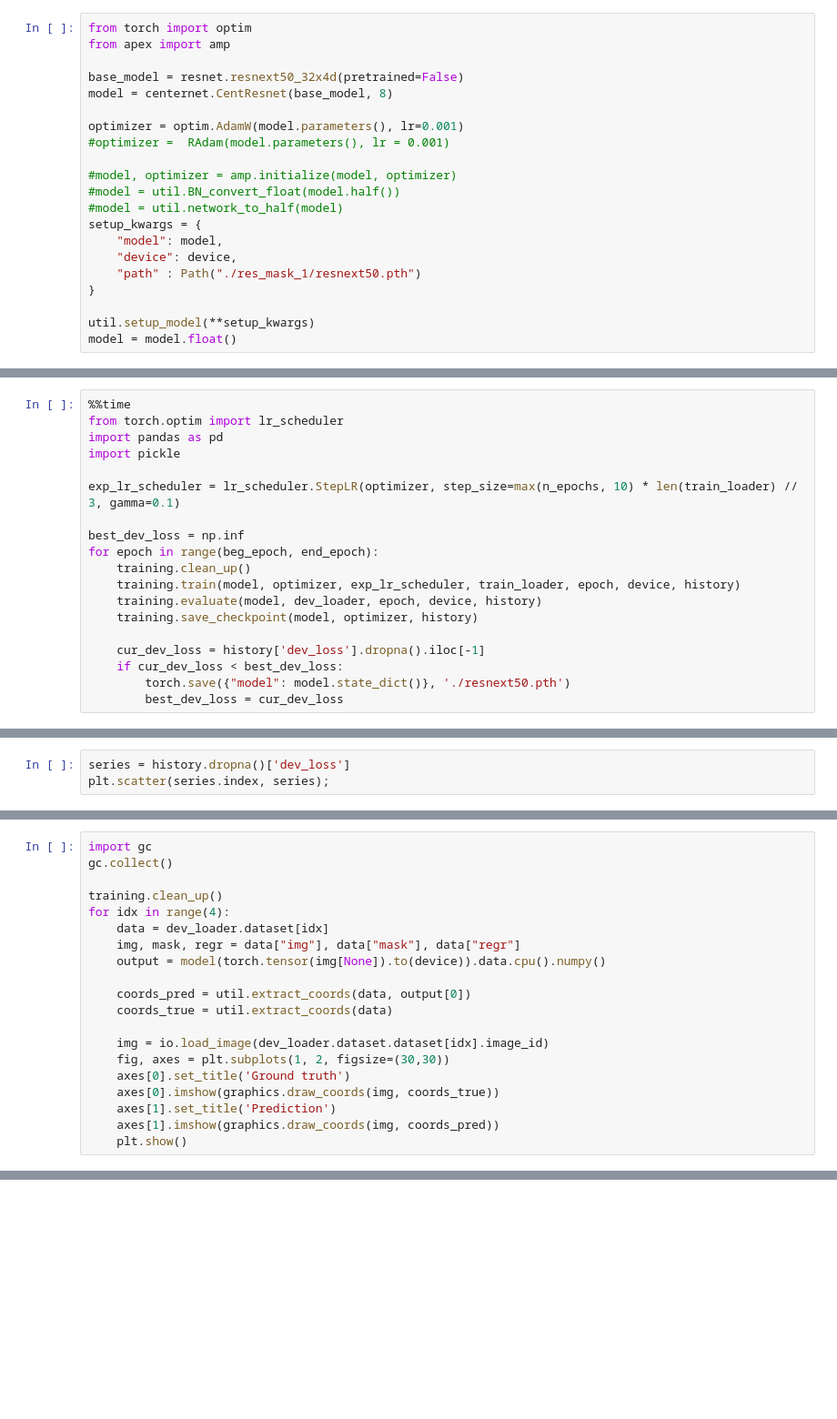
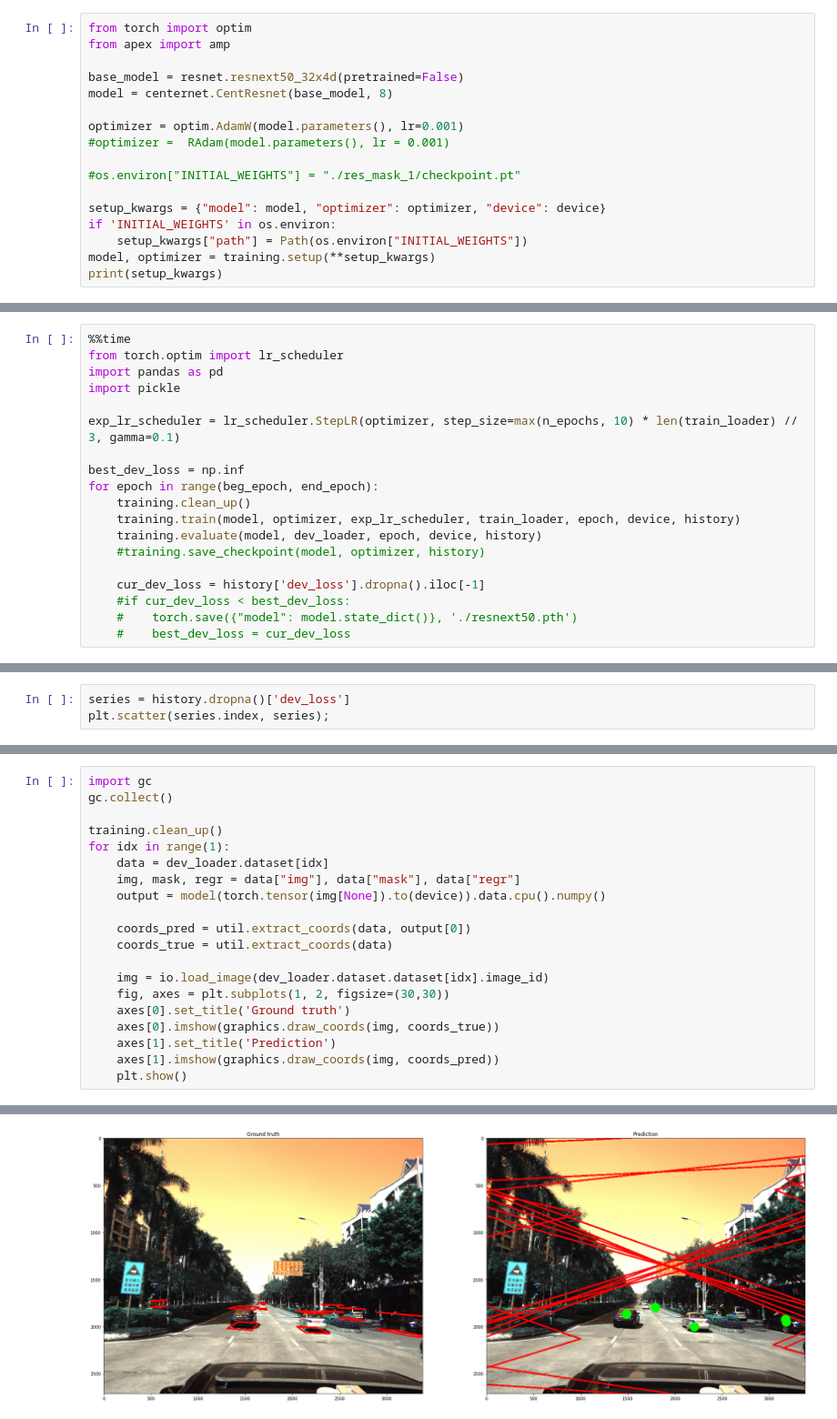
Before and after one commit to ar90n/pku-autonomous-driving, a Jupyter notebook: train.ipynb, the cells around one changed output, grey strips where cells are left out. Shown at 91% size. Drawn from its saved outputs; the diff is of its cells as text; blank space fills up the shorter version.

```diff
--- a/train.ipynb
+++ b/train.ipynb
@@ -88,14 +99,10 @@ model = centernet.CentResnet(base_model, 8)
 optimizer = optim.AdamW(model.parameters(), lr=0.001)
 #optimizer =  RAdam(model.parameters(), lr = 0.001)
 
-#model, optimizer = amp.initialize(model, optimizer)
-#model = util.BN_convert_float(model.half())
-#model = util.network_to_half(model)
-setup_kwargs = {
-    "model": model,
-    "device": device,
-    "path" : Path("./res_mask_1/resnext50.pth")
-}
+#os.environ["INITIAL_WEIGHTS"] = "./res_mask_1/checkpoint.pt"
 
-util.setup_model(**setup_kwargs)
-model = model.float()
+setup_kwargs = {"model": model, "optimizer": optimizer, "device": device}
+if 'INITIAL_WEIGHTS' in os.environ:
+    setup_kwargs["path"] = Path(os.environ["INITIAL_WEIGHTS"])
+model, optimizer = training.setup(**setup_kwargs)
+print(setup_kwargs)
@@ -123,9 +148,9 @@ for epoch in range(beg_epoch, end_epoch):
     training.clean_up()
     training.train(model, optimizer, exp_lr_scheduler, train_loader, epoch, device, history)
     training.evaluate(model, dev_loader, epoch, device, history)
-    training.save_checkpoint(model, optimizer, history)
+    #training.save_checkpoint(model, optimizer, history)
 
     cur_dev_loss = history['dev_loss'].dropna().iloc[-1]
-    if cur_dev_loss < best_dev_loss:
-        torch.save({"model": model.state_dict()}, './resnext50.pth')
-        best_dev_loss = cur_dev_loss
+    #if cur_dev_loss < best_dev_loss:
+    #    torch.save({"model": model.state_dict()}, './resnext50.pth')
+    #    best_dev_loss = cur_dev_loss
@@ -175,7 +223,7 @@ import gc
 gc.collect()
 
 training.clean_up()
-for idx in range(4):
+for idx in range(1):
     data = dev_loader.dataset[idx]
     img, mask, regr = data["img"], data["mask"], data["regr"]
     output = model(torch.tensor(img[None]).to(device)).data.cpu().numpy()
@@ -190,3 +238,4 @@ for idx in range(4):
     axes[1].set_title('Prediction')
     axes[1].imshow(graphics.draw_coords(img, coords_pred))
     plt.show()
+# %% [output]
@@ -192,0 +259 @@ for idx in range(4):
+[figure, added]
```
Also changed, not shown: parts of 43 cells of this notebook, 3 other files.
